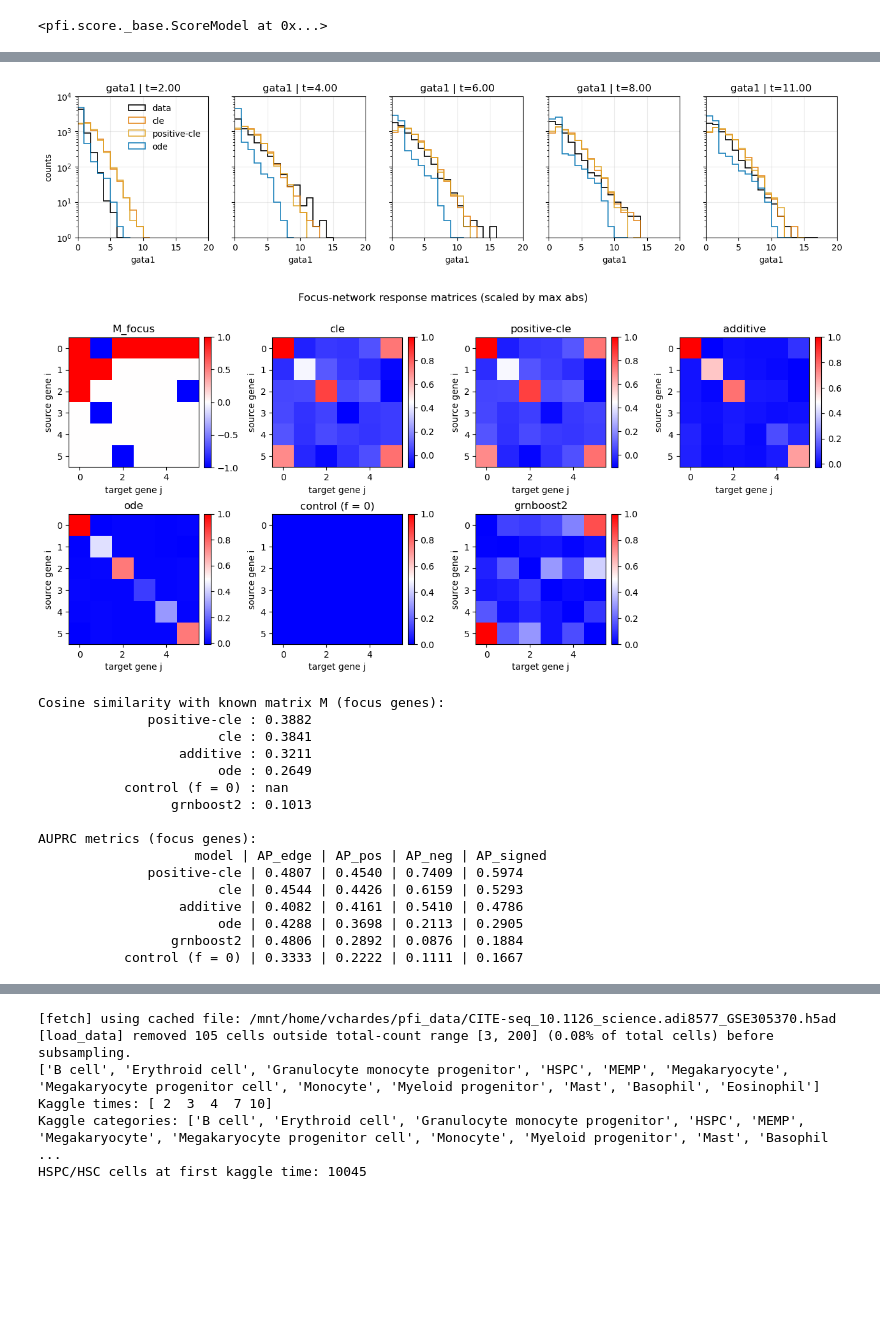
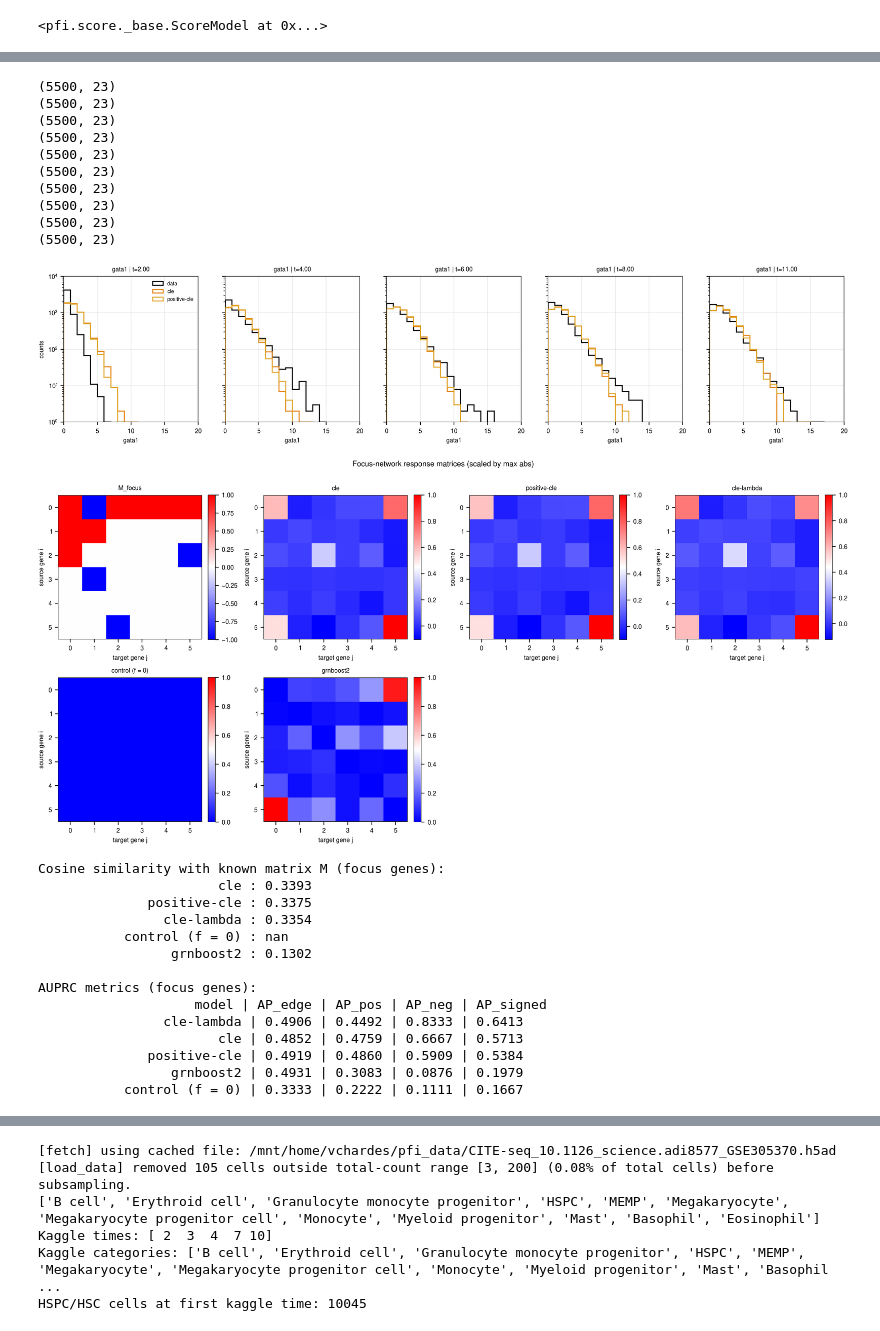
Before and after one commit to vchz/pfi, a Jupyter notebook: examples/hsc_generalization_sample.ipynb, the cells around one changed output, grey strips where cells are left out. Drawn from its saved outputs; the diff is of its cells as text; code cells hidden in the pictures; blank space fills up the shorter version.

Commit message:
streamlined the models definitions

```diff
--- a/examples/hsc_generalization_sample.ipynb
+++ b/examples/hsc_generalization_sample.ipynb
@@ -49,13 +92,15 @@ X shape: (33000, 24) ndim: 23 times: [ 0  2  4  6  8 11]
 from pfi.score.models import DSMScore
 score_reg = make_score_estimator(
     score_model=DSMScore(
-            sizes=[128, 128, 128, 128],
+            sizes=[128, 128, 128],
             net_cls=SpectralNormDNN,
             seed=seed,
             activation=nn.ELU(),
             noise_lvl=0.01,
-            feature_norm=None,
-            batch_norm="zscore",
+            feature_norm=False,
+            batch_norm=False,
+            full=True,
+            dim_x=ndim,
         ),
     device=device,
     seed=seed,
@@ -129,18 +195,19 @@ plt.show()
 # %%
 from pfi.flow.couplings import pairwise_OT
 from pfi.utils.data import snapshots_from_X
-from pfi.flow.interpolants import LinearInterpolant
-lx = 1.0
+from pfi.flow.interpolants import LinearInterpolant, ChebyshevInterpolant
+lx = 1.5
 base_f_kwargs = {
     'lx': lx,
-    "feature_norm": None,#"zscore-nocenter",#'zscore-nocenter',
-    "batch_norm": 'zscore',
+    "feature_norm": False,#"zscore-nocenter",#'zscore-nocenter',
+    "batch_norm": False,
     "full": True,
 }
 model_classes = {
     #'na-additive-gradient': NonAutonomousAdditiveGradientFlow,
     'cle': CLEFlow,
     'positive-cle': PositiveCLEFlow,
+    'cle-lambda': CLELambdaFlow,
     'additive': AdditiveFlow,
     'multiplicative': MultiplicativeFlow,
     'autonomous-ode': AutonomousODEFlow,
@@ -150,12 +217,12 @@ model_classes = {
 }
 
 model_names = list(model_classes.keys())
-model_names = ['cle', 'positive-cle', 'additive', 'ode']#, 'multiplicative']
+model_names = ['cle', 'positive-cle', 'cle-lambda']#'additive', 'ode']#, 'multiplicative']
 score = score_reg.model_
 seed = 0
 dist_fit, _ = snapshots_from_X(X)
 dist_fit = [d.to(device=device, dtype=torch.float32) for d in dist_fit]
-#precomputed_traj, _ = pairwise_OT(dist_fit, nb=1, method='exact')
+precomputed_traj, _ = pairwise_OT(dist_fit, nb=1, method='exact')
 
 flow_regs = {}
 for model_name in model_names:
@@ -170,7 +237,8 @@ for model_name in model_names:
     )
     flow_reg = make_flow_estimator(
         flow_model=flow_model,
-        solver_kwargs={'interp': LinearInterpolant(),#'precomputed_traj': precomputed_traj,
+        solver_kwargs={'interp': ChebyshevInterpolant(),
+                       'precomputed_traj': precomputed_traj,
                        },
         device=device,
         seed=seed
@@ -197,6 +279,8 @@ for model_name, reg in flow_regs.items():
         pos=True,
     )
 
+
+
 t_ex = np.sort(np.unique(X[:, -1]))
 t0 = t_ex[0]
 X0 = X[np.isclose(X[:, -1], t0)]
@@ -210,7 +294,7 @@ for model_name, reg in flow_regs.items():
         else:
             dtk = float(tk - t0)
             gen = reg.sample(X0, Dt=dtk, stoch=True, dt=0.005, pos=True)
-        pred_by_model[model_name].append(gen[:, gata1_idx])
+        pred_by_model[model_name].append(gen)
 # %%
 # Stochastic interpolation
 import matplotlib.pyplot as plt
@@ -260,6 +344,7 @@ show = ['cle', 'positive-cle', 'multiplicative', 'ode']
 
 
 gata1_idx = genes.index('gata1')
+
 xmin = 0
 xmax = 20
 bins = np.arange(xmin, xmax, 1)
@@ -278,42 +363,53 @@ for ax, (k, tk) in zip(axes, enumerate(t_ex[1:], start=1)):
         linewidth=1.2,
         color='black',
         label='data',
     )
 
     for model_name in flow_regs.keys():
         if model_name in show:
             cfg = base_colors.get(model_name)
+            print(pred_by_model[model_name][k].shape)
             ax.hist(
-                pred_by_model[model_name][k],
+                pred_by_model[model_name][k][:,gata1_idx],
                 bins=bins,
                 density=False,
                 color=cfg,
                 histtype='step',
                 linewidth=1.2,
                 alpha=0.9,
                 label=model_name,
             )
 
     ax.set_title(f'gata1 | t={tk:.2f}')
     ax.set_xlabel('gata1')
     ax.set_yscale('log')
     ax.set_xlim(xmin, xmax)
     ax.set_ylim(ymin=1, ymax=1e4)
     ax.grid(alpha=0.25)
 
 axes[0].set_ylabel('counts')
 axes[0].legend(frameon=False)
 #plt.tight_layout()
 plt.show()
 # %% [output]
+(5500, 23)
+(5500, 23)
+(5500, 23)
+(5500, 23)
+(5500, 23)
+(5500, 23)
+(5500, 23)
+(5500, 23)
+(5500, 23)
+(5500, 23)
-[figure, old version]
+[figure, new version]
 # %%
 # Response matrix Delta, cosine similarity, and AUPRC with known HSC regulatory matrix M
 from pfi.utils.data import get_hsc_network, evaluate_signed_network_auprc
 
 M, network_genes = get_hsc_network(genes)
 
-xis = np.linspace(0.5, 0.99, 10)
+xis = np.linspace(0.5, 0.95, 10)
 # subnetwork for the megakaryocytes
 focus_genes = ['gata1', 'gata2', 'fli1', 'zfpm1', 'tal1', 'klf1']
 focus_idx = np.array([genes.index(g) for g in focus_genes], dtype=int)
@@ -459,22 +555,20 @@ for name, vals in sorted(auprc_scores.items(), key=lambda kv: kv[1]['AP_signed']
         f"{vals['AP_edge']:.4f} | {vals['AP_pos']:.4f} | {vals['AP_neg']:.4f} | {vals['AP_signed']:.4f}"
     )
 # %% [output]
-[figure, old version]
+[figure, new version]
 Cosine similarity with known matrix M (focus genes):
-              positive-cle : 0.3882
-                       cle : 0.3841
-                  additive : 0.3211
-                       ode : 0.2649
+                       cle : 0.3393
+              positive-cle : 0.3375
+                cle-lambda : 0.3354
            control (f = 0) : nan
-                 grnboost2 : 0.1013
+                 grnboost2 : 0.1302
 
 AUPRC metrics (focus genes):
                     model | AP_edge | AP_pos | AP_neg | AP_signed
-              positive-cle | 0.4807 | 0.4540 | 0.7409 | 0.5974
-                       cle | 0.4544 | 0.4426 | 0.6159 | 0.5293
-                  additive | 0.4082 | 0.4161 | 0.5410 | 0.4786
-                       ode | 0.4288 | 0.3698 | 0.2113 | 0.2905
-                 grnboost2 | 0.4806 | 0.2892 | 0.0876 | 0.1884
+                cle-lambda | 0.4906 | 0.4492 | 0.8333 | 0.6413
+                       cle | 0.4852 | 0.4759 | 0.6667 | 0.5713
+              positive-cle | 0.4919 | 0.4860 | 0.5909 | 0.5384
+                 grnboost2 | 0.4931 | 0.3083 | 0.0876 | 0.1979
            control (f = 0) | 0.3333 | 0.2222 | 0.1111 | 0.1667
 # %%
 # AUPRC and cosine metrics ranking (same style as interpolation error)
```
Also changed, not shown: parts of 8 cells of this notebook, 7 other files.
